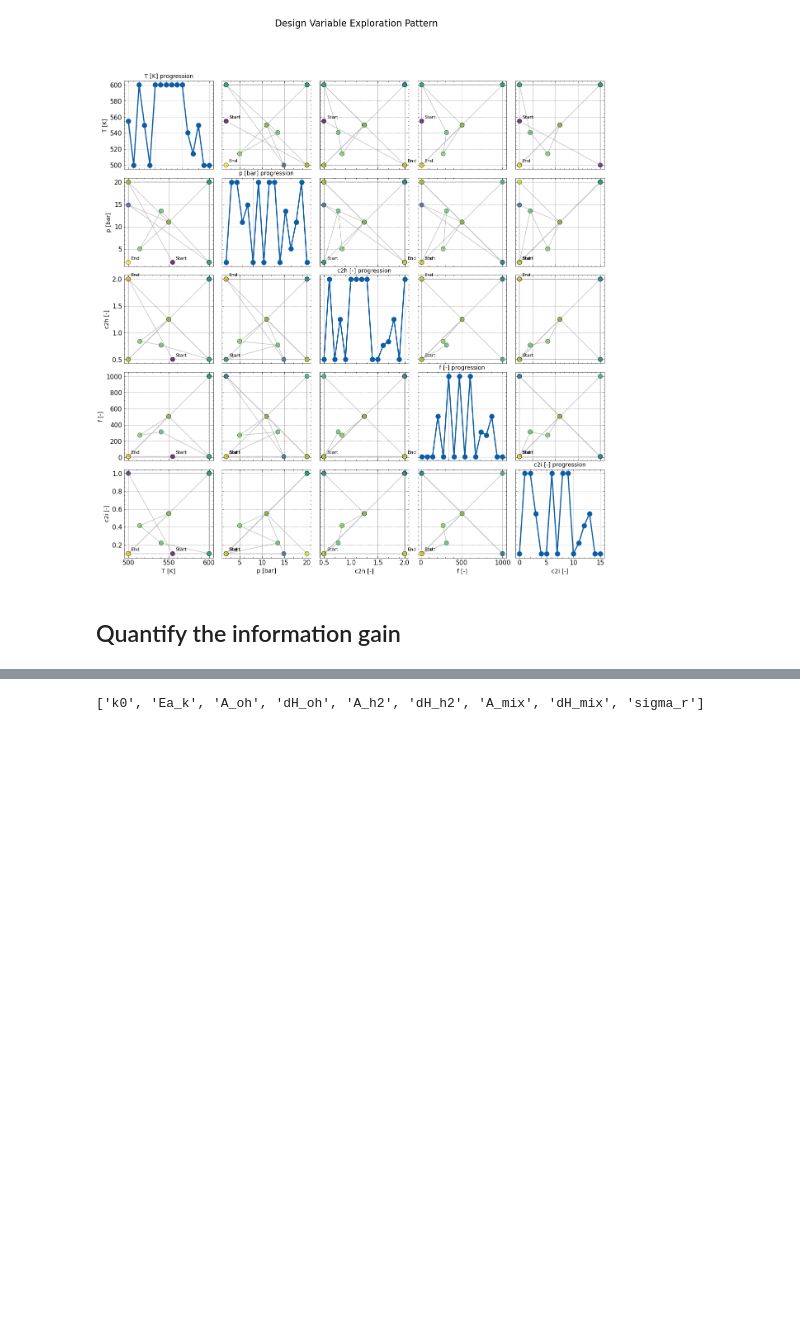
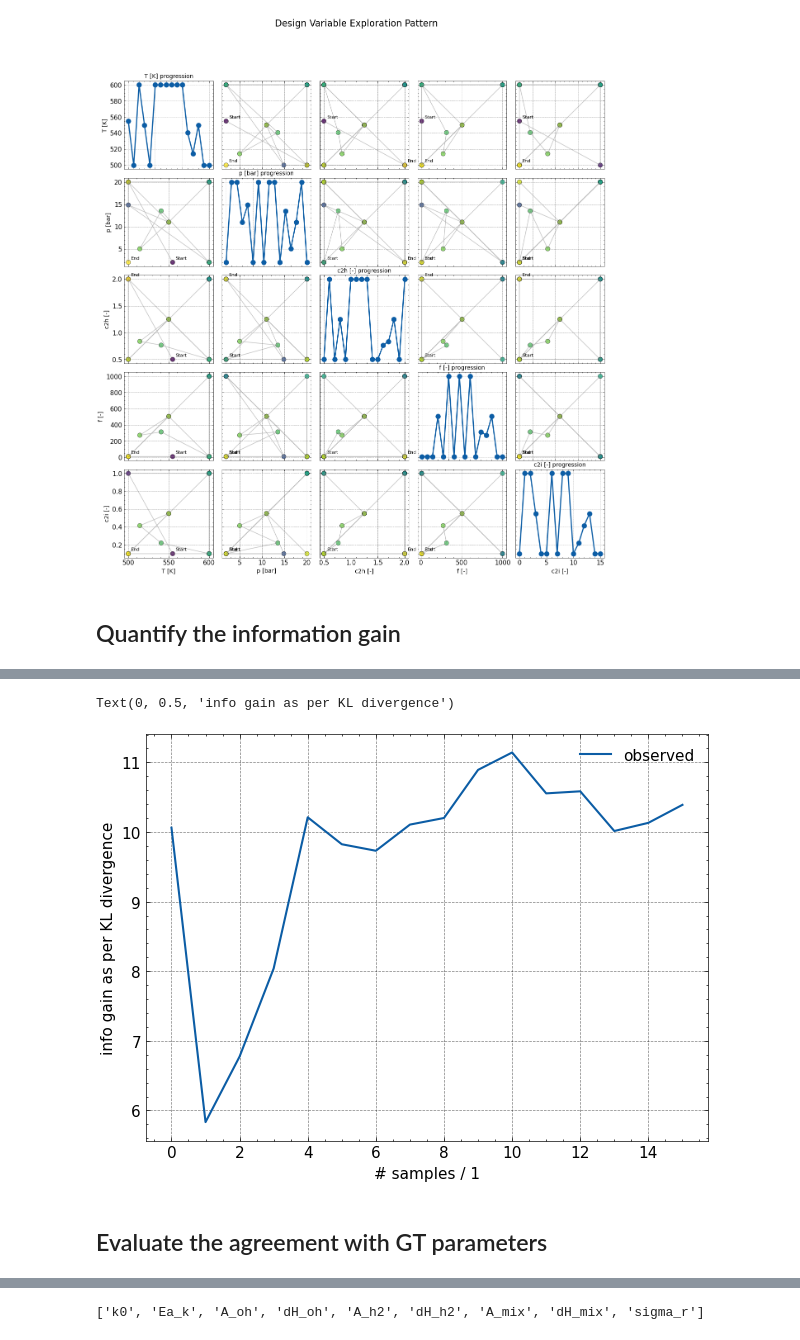
Before and after one commit to ChemRxnEngLab/BayesianIO4kinetics, a Jupyter notebook: HSA_Cam_B_019_pyro.ipynb, the cells around one changed output, grey strips where cells are left out. Saved outputs shown, nothing was run; the diff lists cells and outputs as text; code cells hidden in the pictures; blank space fills up the shorter version.

```diff
--- a/HSA_Cam_B_019_pyro.ipynb
+++ b/HSA_Cam_B_019_pyro.ipynb
@@ -437,0 +480,26 @@ Text(0, 0.5, 'info gain as per KL divergence')
+# %%
+cum_info_gains = []
+for i in range(0, len(idatas)):
+    klds = kl_divergence_between_models(
+        idata_new=idatas[i],
+        idata_old=idatas[0],
+        key_new="posterior",
+        key_old="prior",
+        var_names=[
+            "k0",
+            "Ea_k",
+            "A_oh",
+            "dH_oh",
+            "A_h2",
+            "dH_h2",
+            "A_mix",
+            "dH_mix",
+            "sigma_r",
+        ],
+    )
+    cum_info_gains.append(klds)
+cum_kldses = []
+for i, klds in enumerate(cum_info_gains):
+    print(klds)
+    print(klds.sum())
+    cum_kldses.append(klds.sum())
@@ -437,0 +524,10 @@ Text(0, 0.5, 'info gain as per KL divergence')
+# %%
+plt.plot(np.arange(len(cum_kldses)), cum_kldses, label="observed")
+plt.legend()
+plt.xlabel("# samples / 1")
+plt.ylabel("info gain as per KL divergence")
+# %% [output]
+Text(0, 0.5, 'info gain as per KL divergence')
+[figure, added]
+# %% [markdown]
+## Evaluate the agreement with GT parameters
```
Also changed, not shown: parts of 13 cells of this notebook, 15 other files.
